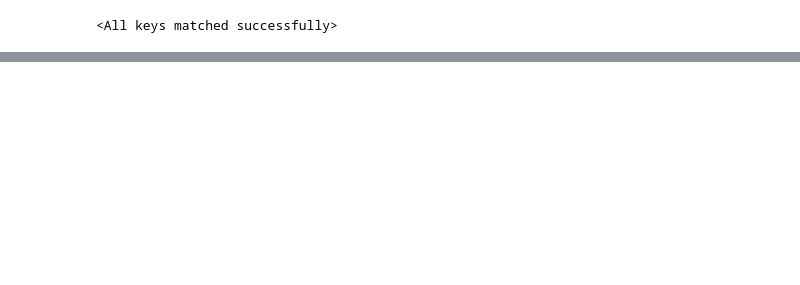
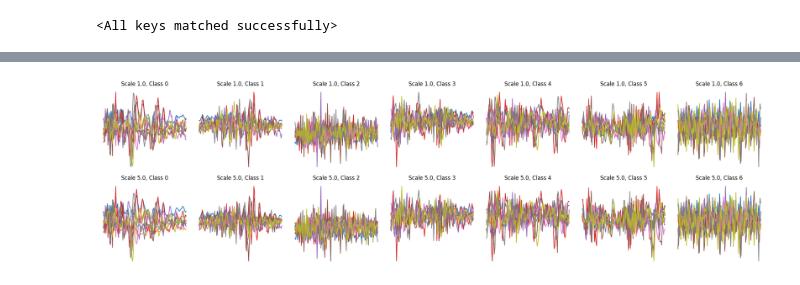
Before and after one commit to chookcurry/flow-matching, a Jupyter notebook: notebooks/whar/train_latent_flow.ipynb, the cells around one changed output, grey strips where cells are left out. Drawn from its saved outputs; the diff is of its cells as text; code cells hidden in the pictures; blank space fills up the shorter version.

```diff
--- a/notebooks/whar/train_latent_flow.ipynb
+++ b/notebooks/whar/train_latent_flow.ipynb
@@ -138,0 +196,50 @@ plt.show()
+# %%
+import matplotlib.pyplot as plt
+
+from flow_matching.whar.stft import istft_transform
+
+num_samples = 7
+num_timesteps = 100
+guidance_scales = [1.0, 5.0]
+
+fig, axes = plt.subplots(
+    nrows=len(guidance_scales),
+    ncols=num_samples,
+    figsize=(3 * num_samples, 3 * len(guidance_scales)),
+)
+
+if len(guidance_scales) == 1:
+    axes = [axes]  # make it always 2D indexable
+
+for row_idx, w in enumerate(guidance_scales):
+    # Setup ode and simulator
+    ode = CFGVectorFieldODE(vf, guidance_scale=w, null_class=num_classes)
+    simulator = EulerSimulator(ode)
+
+    # Simulate
+    ts = (
+        torch.linspace(0, 1, num_timesteps)
+        .view(1, -1, 1, 1, 1)
+        .expand(num_samples, -1, 1, 1, 1)
+        .to(device)
+    )
+
+    x1 = simulator.simulate(x0, ts, y=y)
+    x1 = ae.decode(x1, y)
+
+    B, C, H, W = x1.shape
+    x1 = x1.view(B, C // 2, 2, H, W)
+    x1 = x1.detach().cpu()
+    x1 = vmap(decompress_stft)(x1)
+    x1 = vmap(istft_transform)(x1)
+
+    for col_idx in range(num_samples):
+        ax = axes[row_idx][col_idx]
+        ax.plot(x1[col_idx])
+        ax.set_title(f"Scale {w}, Class {col_idx}")
+        ax.axis("off")
+
+plt.tight_layout()
+plt.show()
+# %% [output]
+[figure, added]
```
Also changed, not shown: parts of 7 cells of this notebook, 7 other files.
